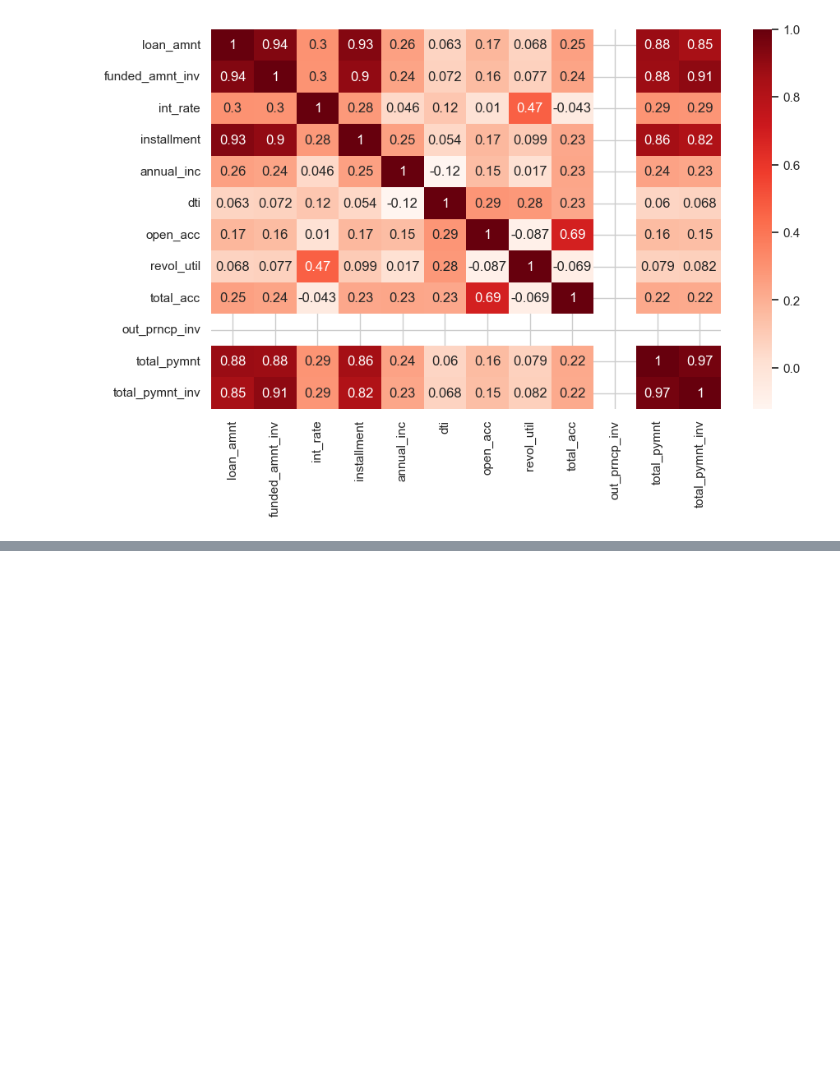
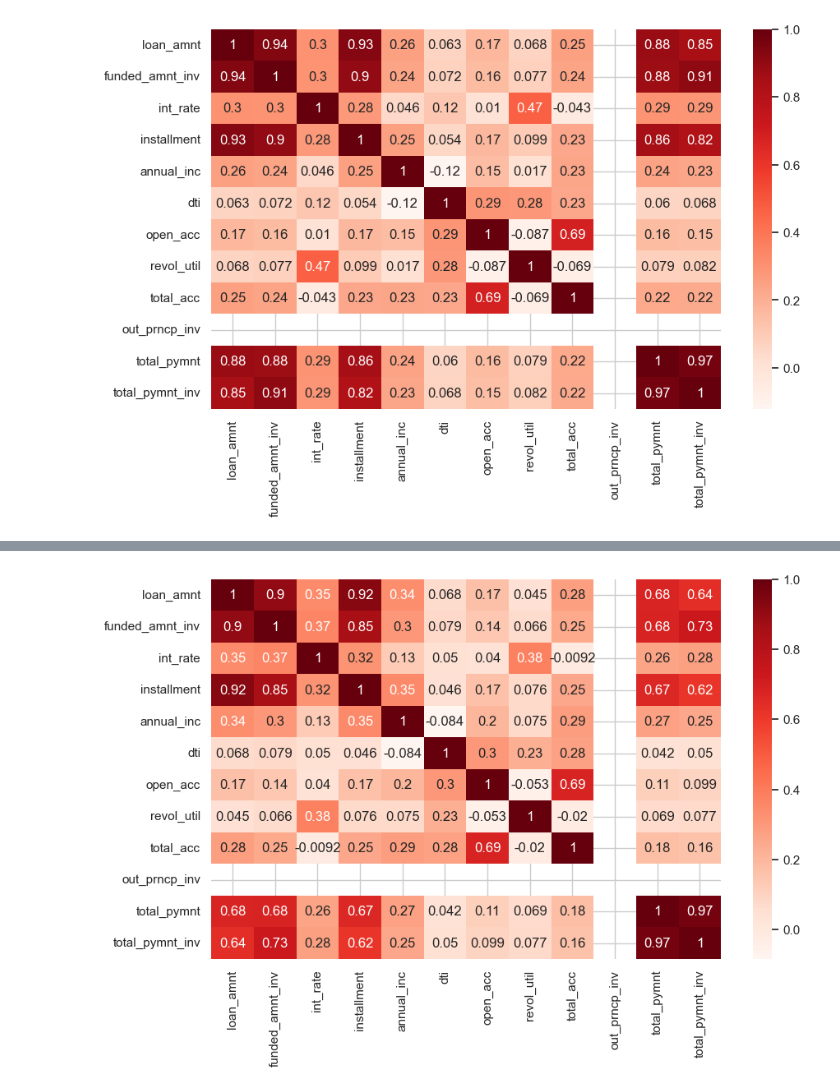
Before and after one commit to arnabberawork/LendingClubCaseStudy, a Jupyter notebook: Lending_Club_Case_Study.ipynb, the cells around one changed output, grey strips where cells are left out. Drawn from its saved outputs; the diff is of its cells as text; code cells hidden in the pictures; blank space fills up the shorter version.

```diff
--- a/Lending_Club_Case_Study.ipynb
+++ b/Lending_Club_Case_Study.ipynb
@@ -669,0 +734,3 @@ plt.show()
+# %%
+loans_defaults=loan[ loan['loan_status'] =='Charged Off']
+loans_defaults.head()
@@ -669,0 +744,6 @@ plt.show()
+# %%
+plt.figure(figsize=(10,6))
+sns.heatmap(loans_defaults[num_cols].corr(),annot=True,cmap="Reds")
+plt.show()
+# %% [output]
+[figure, added]
```
Also changed, not shown: parts of 16 cells of this notebook.
